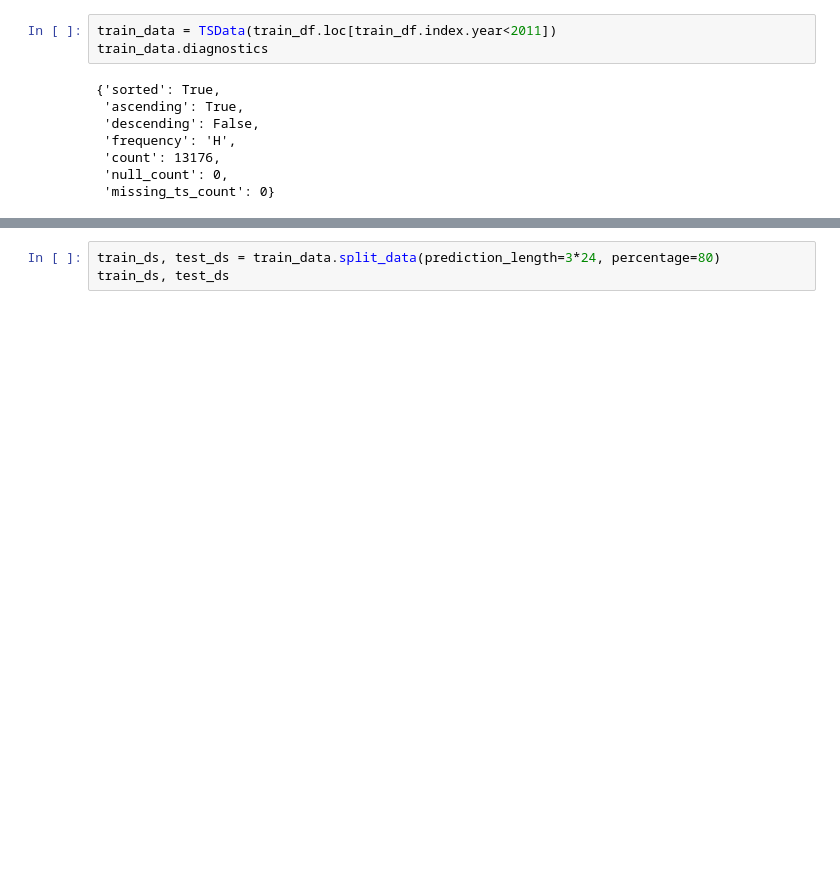
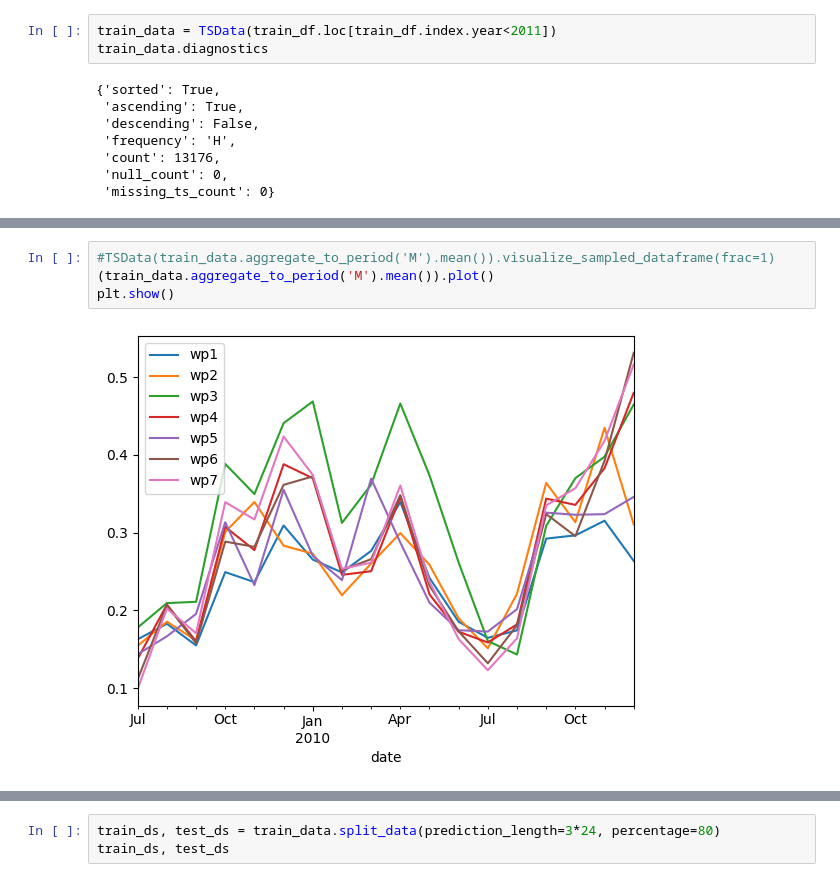
Before and after one commit to cyrusmvahid/WindForecasting, a Jupyter notebook: notebooks/train-data-ar-10-epoch.ipynb, the cells around one changed output, grey strips where cells are left out. Cells and saved outputs as stored; diff of their text form; blank space fills up the shorter version.

```diff
--- a/notebooks/train-data-ar-10-epoch.ipynb
+++ b/notebooks/train-data-ar-10-epoch.ipynb
@@ -323,0 +333,6 @@ None
+# %%
+#TSData(train_data.aggregate_to_period('M').mean()).visualize_sampled_dataframe(frac=1)
+(train_data.aggregate_to_period('M').mean()).plot()
+plt.show()
+# %% [output]
+[figure, added]
```
Also changed, not shown: parts of 9 cells of this notebook.
